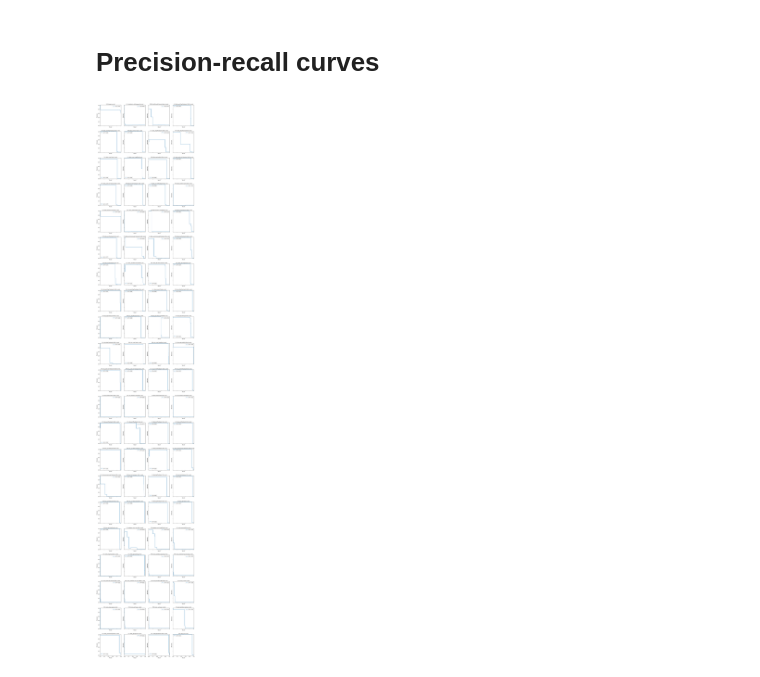
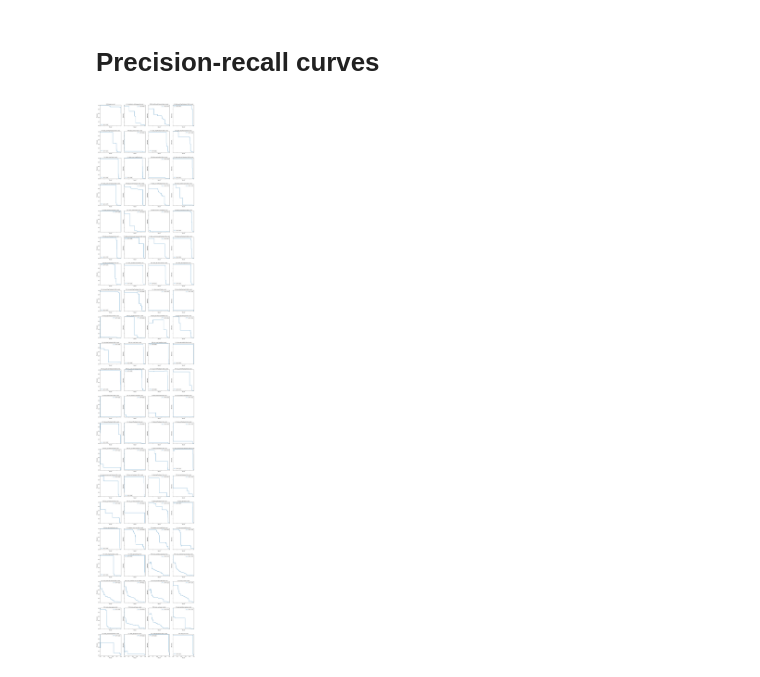
Before and after one commit to nelioasousa/iiot_threat_detec, a Jupyter notebook: experiments/decision_tree.ipynb, the cells around one changed output. Cells and saved outputs as stored; diff of their text form; code cells hidden in the pictures.

```diff
--- a/experiments/decision_tree.ipynb
+++ b/experiments/decision_tree.ipynb
@@ -97,11 +45,0 @@ balance_pipe = imbPipeline(
-# %%
-X_train, y_train = balance_pipe.fit_resample(train_data, y_balance)
-
-del train_data, y_balance
-
-print("Attack classes after balancing:")
-print("\n".join(
-    f"- {cls}: {cnt}" for cls, cnt in Counter(y_train).most_common()
-))
-
-y_train = y_train.str.split("/", expand=True).iloc[:, 0]
@@ -126,17 +46,21 @@ Attack classes after balancing:
 # %% [markdown]
 ## Training pipe
 # %%
-train_pipe = sklPipeline(
+train_pipe = Pipeline(
     steps=[
         (
-            "onehot",
+            "transformations",
             make_column_transformer(
-                (OneHotEncoder(drop="first"), [-1]),
+                ("drop", make_column_selector(r"^label")),
+                (OneHotEncoder(drop="first"), ["device_type"]),
+                ("drop", make_column_selector(dtype_exclude="number")),
                 remainder="passthrough",
                 verbose_feature_names_out=False,
             ),
         ),
-        ("model", DecisionTreeClassifier(random_state=RANDOM_STATE)),
+        (
+            "model", DecisionTreeClassifier(random_state=RANDOM_STATE),
+        ),
     ],
     memory=str(cache_dir),
     verbose=False,
@@ -162,7 +86,7 @@ grid = GridSearchCV(
     return_train_score=True,
 )
 
-grid.fit(X_train, y_train)
+grid.fit(X_train, y_train, model__sample_weight=sample_weight)
 trained_model = grid.best_estimator_
 trained_model
 # %% [output]
@@ -182,11 +110,8 @@ del X_train, y_train
 
 test_data = Path("../datasense/dataset/datasense_full_test_1sec.parquet")
 test_data = pd.read_parquet(test_data)
-
-X_test = balance_pipe[:1].transform(test_data)
+X_test = test_data
 y_test = test_data["label4"]
-
-del test_data
 # %%
 y_pred = trained_model.predict(X_test)
 y_proba = trained_model.predict_proba(X_test)
@@ -290,24 +240,21 @@ plt.show()
 # %% [markdown]
 # Precision-recall curves
 # %%
-ncols = 4
-nrows = ceil(len(trained_model.classes_) / ncols)
-
 fig, axs = plt.subplots(nrows, ncols, figsize=(15, nrows*4), sharex=True, sharey=True)
 axs = axs.flatten()
 
 for i, cls_label in enumerate(trained_model.classes_):
     cls_y_true = y_test == cls_label
     cls_y_proba = y_proba[:, i]
     precision, recall, _ = precision_recall_curve(cls_y_true, cls_y_proba)
     ap = average_precision_score(cls_y_true, cls_y_proba)
     disp = PrecisionRecallDisplay(precision=precision, recall=recall)
     disp.plot(ax=axs[i], label=f"AP = {ap:.2f}")
     axs[i].legend(loc="best")
     axs[i].set_title(f"P-R: {cls_label} vs rest", fontsize=10)
 
 plt.tight_layout()
 plt.savefig(results_dir / "precision_recall_curves.png", dpi=300)
 plt.show()
 # %% [output]
-[figure, old version]
+[figure, new version]
```
Also changed, not shown: parts of 11 cells of this notebook, 5 other files.
